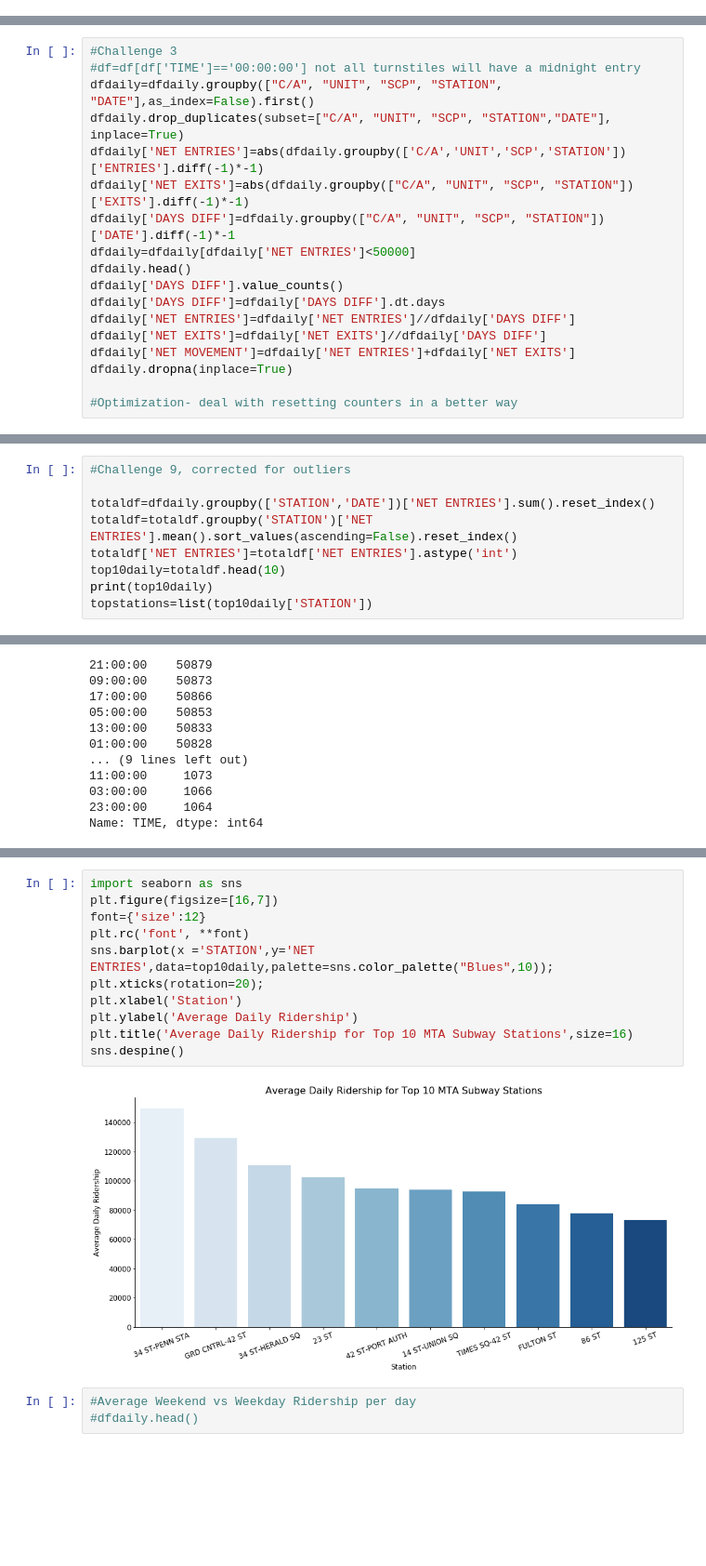
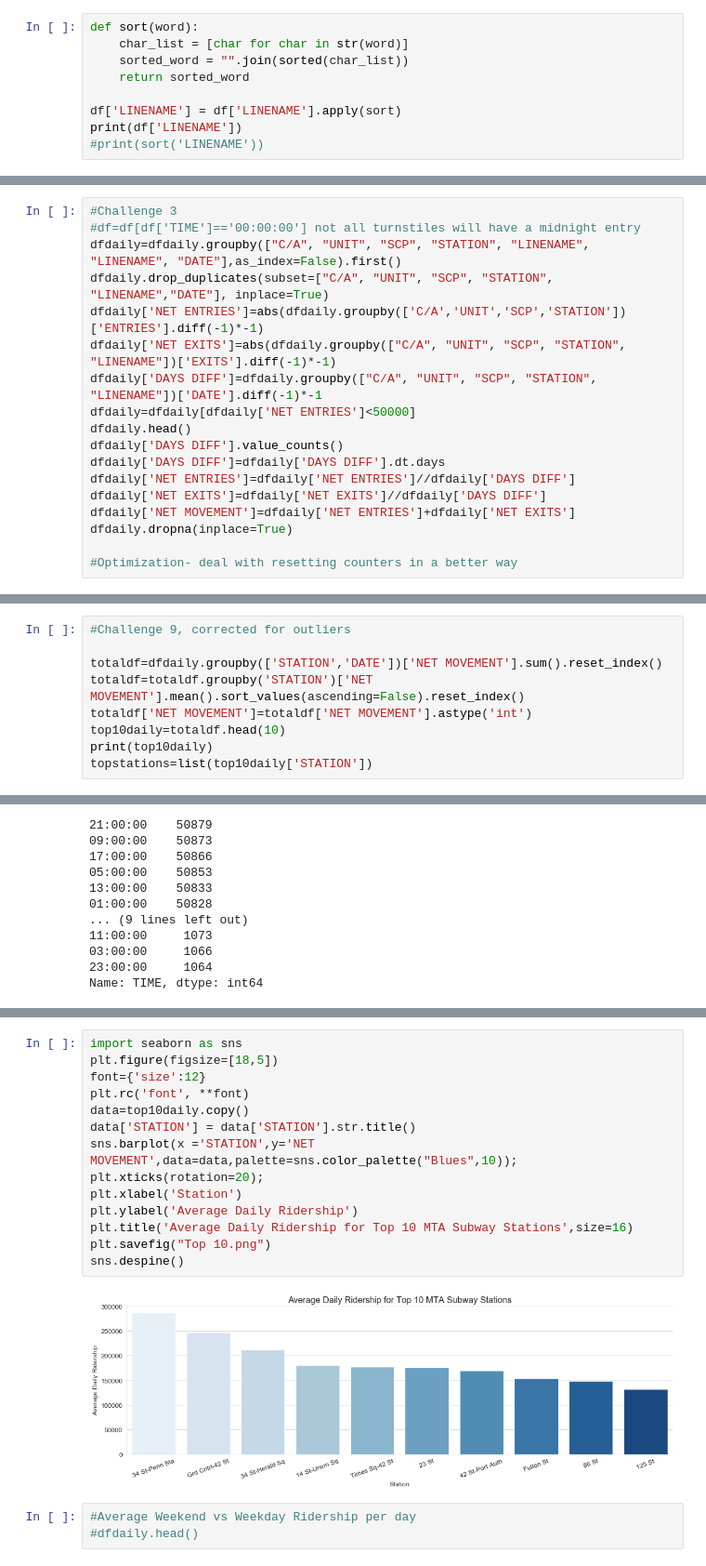
Before and after one commit to bubblebooy/Metis-Project-1-EDA, a Jupyter notebook: Subway Project EDA 0401.ipynb, the cells around one changed output, grey strips where cells are left out. Shown at 93% size. Saved outputs shown, nothing was run; the diff lists cells and outputs as text; blank space fills up the shorter version.

Commit message:
cleaned code, lots of snake_case and adding titles

```diff
--- a/Subway Project EDA 0401.ipynb
+++ b/Subway Project EDA 0401.ipynb
@@ -28,3 +33,12 @@ df['TIME']=pd.to_datetime(df['TIME'],format= '%H:%M:%S' ).dt.time
 df['WEEK OF YEAR']=df['DATETIME'].dt.weekofyear
 df['DAY OF WEEK']=df['DATETIME'].dt.dayofweek.astype('int')
 df['WEEKEND']=(df['DAY OF WEEK']==5)|(df['DAY OF WEEK']==6)
+# %%
+def sort(word):
+    char_list = [char for char in str(word)]
+    sorted_word = "".join(sorted(char_list))
+    return sorted_word
+
+df['LINENAME'] = df['LINENAME'].apply(sort)
+print(df['LINENAME'])
+#print(sort('LINENAME'))
@@ -34,11 +61,11 @@ dfdaily=df.copy()
 # %%
 #Challenge 3
 #df=df[df['TIME']=='00:00:00'] not all turnstiles will have a midnight entry
-dfdaily=dfdaily.groupby(["C/A", "UNIT", "SCP", "STATION", "DATE"],as_index=False).first()
-dfdaily.drop_duplicates(subset=["C/A", "UNIT", "SCP", "STATION","DATE"], inplace=True)
+dfdaily=dfdaily.groupby(["C/A", "UNIT", "SCP", "STATION", "LINENAME", "LINENAME", "DATE"],as_index=False).first()
+dfdaily.drop_duplicates(subset=["C/A", "UNIT", "SCP", "STATION", "LINENAME","DATE"], inplace=True)
 dfdaily['NET ENTRIES']=abs(dfdaily.groupby(['C/A','UNIT','SCP','STATION'])['ENTRIES'].diff(-1)*-1)
-dfdaily['NET EXITS']=abs(dfdaily.groupby(["C/A", "UNIT", "SCP", "STATION"])['EXITS'].diff(-1)*-1)
-dfdaily['DAYS DIFF']=dfdaily.groupby(["C/A", "UNIT", "SCP", "STATION"])['DATE'].diff(-1)*-1
+dfdaily['NET EXITS']=abs(dfdaily.groupby(["C/A", "UNIT", "SCP", "STATION", "LINENAME"])['EXITS'].diff(-1)*-1)
+dfdaily['DAYS DIFF']=dfdaily.groupby(["C/A", "UNIT", "SCP", "STATION", "LINENAME"])['DATE'].diff(-1)*-1
 dfdaily=dfdaily[dfdaily['NET ENTRIES']<50000]
 dfdaily.head()
 dfdaily['DAYS DIFF'].value_counts()
@@ -147,9 +174,9 @@ Name: NET ENTRIES, Length: 364, dtype: float64
 # %%
 #Challenge 9, corrected for outliers
 
-totaldf=dfdaily.groupby(['STATION','DATE'])['NET ENTRIES'].sum().reset_index()
-totaldf=totaldf.groupby('STATION')['NET ENTRIES'].mean().sort_values(ascending=False).reset_index()
-totaldf['NET ENTRIES']=totaldf['NET ENTRIES'].astype('int')
+totaldf=dfdaily.groupby(['STATION','DATE'])['NET MOVEMENT'].sum().reset_index()
+totaldf=totaldf.groupby('STATION')['NET MOVEMENT'].mean().sort_values(ascending=False).reset_index()
+totaldf['NET MOVEMENT']=totaldf['NET MOVEMENT'].astype('int')
 top10daily=totaldf.head(10)
 print(top10daily)
 topstations=list(top10daily['STATION'])
@@ -212,17 +239,20 @@ print(topcounts)
 Name: TIME, dtype: int64
 # %%
 import seaborn as sns
-plt.figure(figsize=[16,7])
+plt.figure(figsize=[18,5])
 font={'size':12}
 plt.rc('font', **font)
-sns.barplot(x ='STATION',y='NET ENTRIES',data=top10daily,palette=sns.color_palette("Blues",10));
+data=top10daily.copy()
+data['STATION'] = data['STATION'].str.title()
+sns.barplot(x ='STATION',y='NET MOVEMENT',data=data,palette=sns.color_palette("Blues",10));
 plt.xticks(rotation=20);
 plt.xlabel('Station')
 plt.ylabel('Average Daily Ridership')
 plt.title('Average Daily Ridership for Top 10 MTA Subway Stations',size=16)
+plt.savefig("Top 10.png")
 sns.despine()
 # %% [output]
-[figure, old version]
+[figure, new version]
 # %%
 #Average Weekend vs Weekday Ridership per day
 #dfdaily.head()
```
Also changed, not shown: parts of 12 cells of this notebook, 5 other files.
